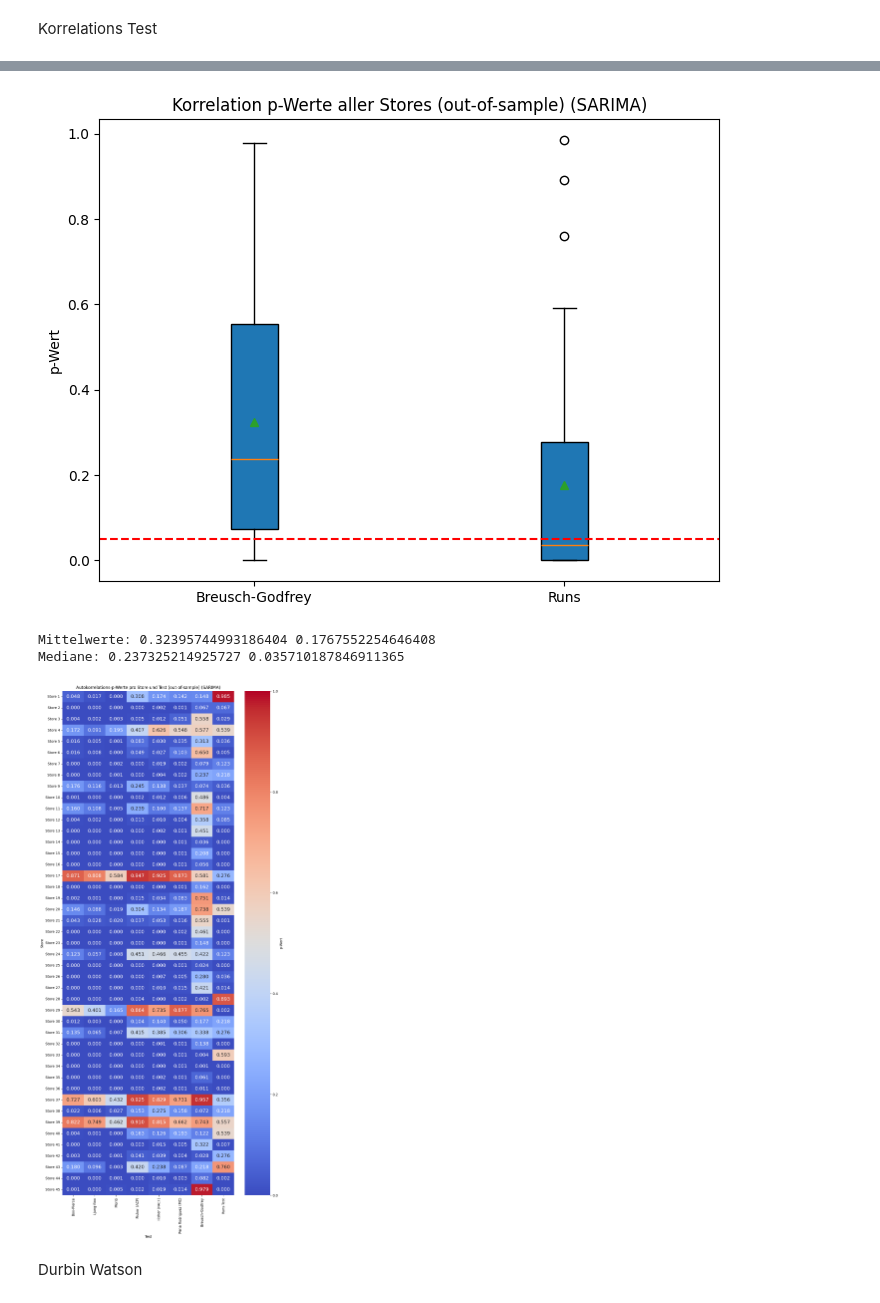
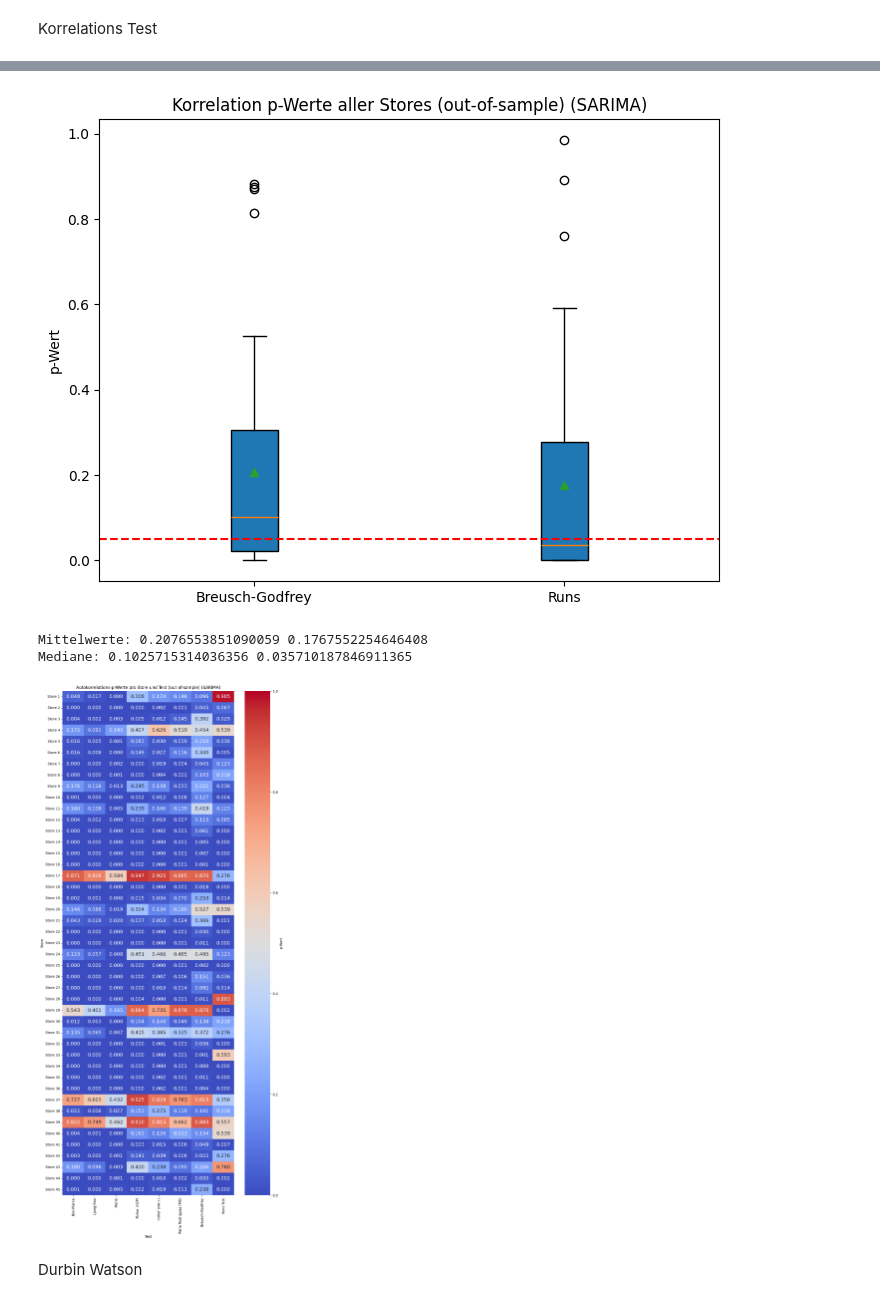
Before and after one commit to netalivo/Bachelor, a Jupyter notebook: main_all_stores_SARIMA.ipynb, the cells around one changed output, grey strips where cells are left out. Drawn from its saved outputs; the diff is of its cells as text; code cells hidden in the pictures.

```diff
--- a/main_all_stores_SARIMA.ipynb
+++ b/main_all_stores_SARIMA.ipynb
@@ -590,7 +590,7 @@ for store in range(1, 46):
             lb_pvalues.append(np.nan)
         # Breusch-Godfrey Test
         try:
-            _, p_value = breusch_godfrey_oos(residuals=errors, lags = 10)
+            _, p_value = breusch_godfrey_manuell(errors=errors, lags = 10, print_results= False)
             bg_pvalues.append(p_value)
         except Exception as e:
             print(f"Fehler beim Breusch-Godfrey Test für Store {store}: {e}")
@@ -699,7 +699,7 @@ Mediane: 0.0009058605886199876 0.0003303184822175939 0.0003521215295136937 0.003
-[figure, old version]
+[figure, new version]
-Mittelwerte: 0.32395744993186404 0.1767552254646408
-Mediane: 0.237325214925727 0.035710187846911365
+Mittelwerte: 0.2076553851090059 0.1767552254646408
+Mediane: 0.1025715314036356 0.035710187846911365
-[figure, old version]
+[figure, new version]
 # %% [markdown]
 Durbin Watson
 # %%
```
Also changed, not shown: parts of 4 cells of this notebook, 2 other files.
